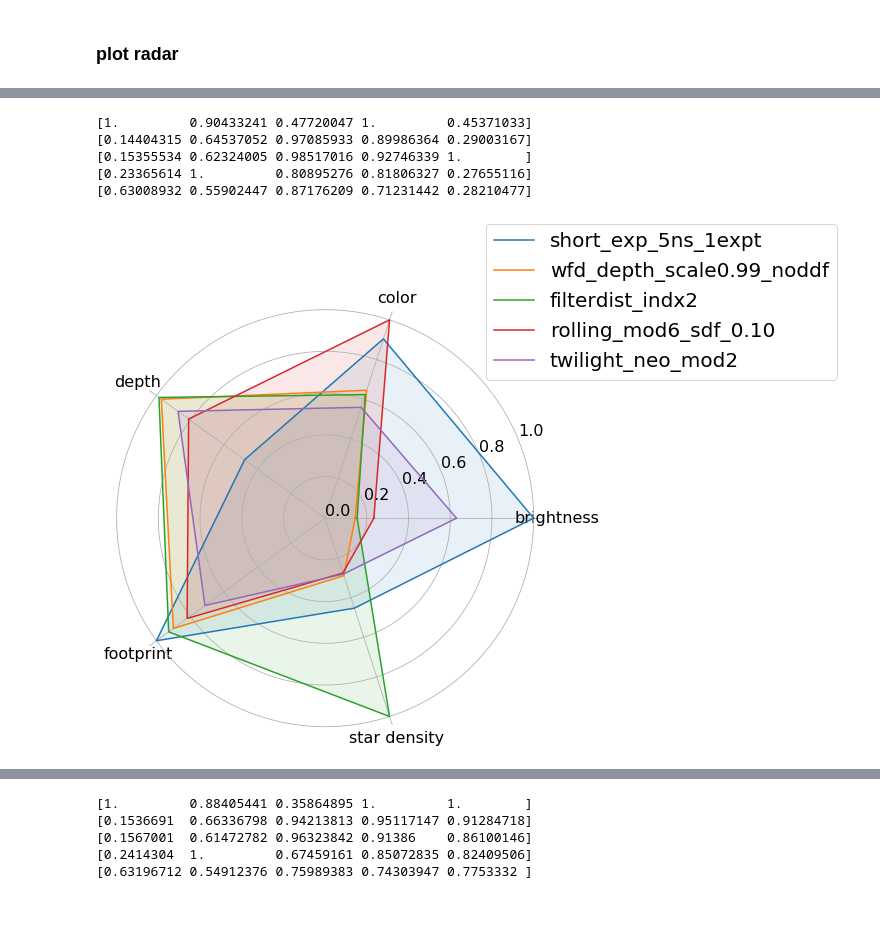
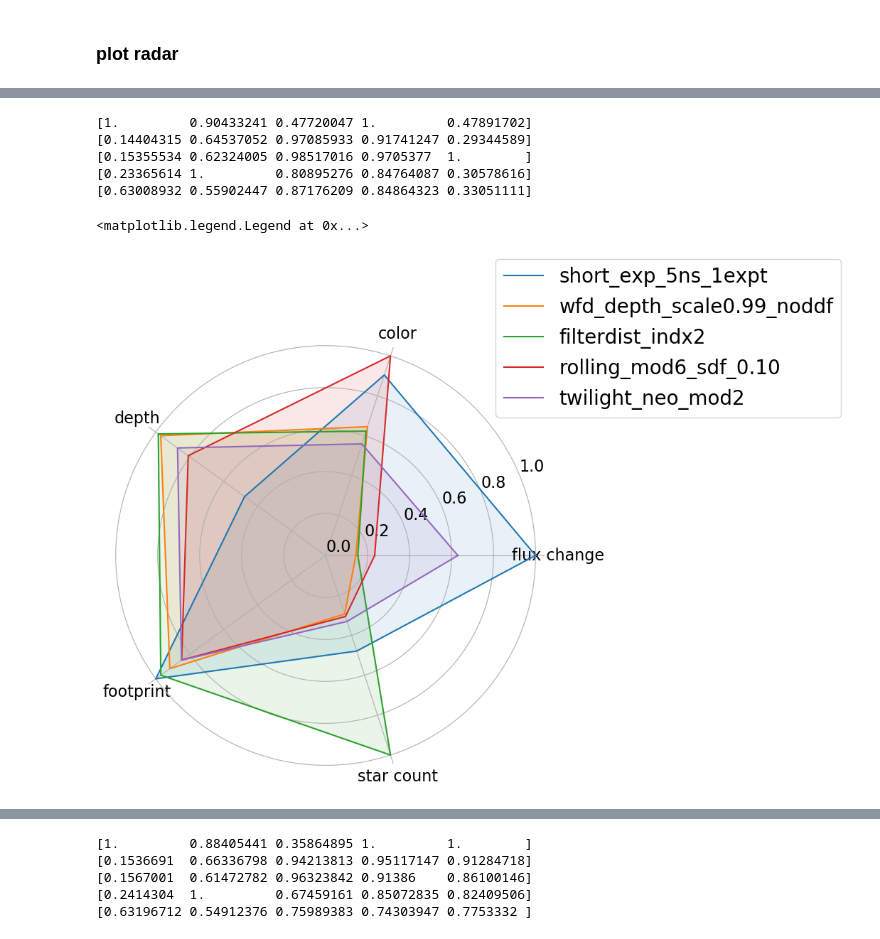
Before and after one commit to fedhere/LSSTunknowns, a Jupyter notebook: tdAnom/plot_radar_parallel.ipynb, the cells around one changed output, grey strips where cells are left out. Cells and saved outputs as stored; diff of their text form; code cells hidden in the pictures; blank space fills up the shorter version.

```diff
--- a/tdAnom/plot_radar_parallel.ipynb
+++ b/tdAnom/plot_radar_parallel.ipynb
@@ -205,40 +205,47 @@ df_radar.head()
 # %%
+plt.style.use('default')
+#plt.style.use('seaborn')
+plt.rc('legend', fontsize=20) # using a size in points
+plt.rc('xtick', labelsize=16)
+plt.rc('ytick', labelsize=16)
+
 dbnames = [ #'baseline_v1.5_10yrs', 'footprint_big_skyv1.5_10yrs',
            #'twilight_neo_mod1_v1.5_10yrs',
            #'wfd_depth_scale0.99_v1.5_10yrs'
            'short_exp_5ns_1expt_v1.5_10yrs',
            'wfd_depth_scale0.99_noddf_v1.5_10yrs',
            #'bulges_bs_v1.5_10yrs',
            'filterdist_indx2_v1.5_10yrs',
            'rolling_mod6_sdf_0.10_v1.5_10yrs',
            'twilight_neo_mod2_v1.5_10yrs',
            #'footprint_big_sky_nouiyv1.5_10yrs'
           ]
 
-FoMvars = ['FoM_tgaps_same', 'FoM_tgaps_diff', 'FoM_depth', 'FoM_EG', 'FoM_Gal', ]
+#FoMvars = ['FoM_tgaps_same', 'FoM_tgaps_diff', 'FoM_depth', 'FoM_EG', 'FoM_Gal', ]
 
-#FoMvars = ['FoM_tgapsEvol', 'FoM_tgapsCol', 'FoM_depth', 'FoM_EG', 'FoM_Gal', ]
+FoMvars = ['flux change', 'color', 'depth', 'footprint', 'star count', ]
 
 
 fig, ax = plt.subplots(1,1,figsize=(8,8), subplot_kw={'projection': 'polar'} )
 
 for dbname in dbnames:
     r = df_radar[ df_radar.db==dbname ][FoMvars].values.flatten()
     print(r)
     label = dbname.replace("_v1.5_10yrs", "").replace("v1.5_10yrs", "")
     ax = plot_radar(r=r, label=label, fill=True, ax=ax)
 
-FoMvarsnames = ['brightness', "color", "depth", "footprint", "star density"]#,
-ax.set_xticklabels(FoMvarsnames, );
+#FoMvarsnames = ['flux change', 'color', 'depth', 'footprint', 'star count', ]
+ax.set_xticklabels(FoMvars, );
 ax.set_yticks([0, .2, .4, .6, .8, 1])
 #ax.set_rlabel_position(0)
 plt.legend(loc='upper right', bbox_to_anchor=(1.7, 1.2))
 
-plt.savefig("figures/radar_all.pdf", bbox_inches='tight')
+#plt.savefig("figures/radar_{}.pdf".format(msname), bbox_inches='tight')
 # %% [output]
-[1.         0.90433241 0.47720047 1.         0.45371033]
-[0.14404315 0.64537052 0.97085933 0.89986364 0.29003167]
-[0.15355534 0.62324005 0.98517016 0.92746339 1.        ]
-[0.23365614 1.         0.80895276 0.81806327 0.27655116]
-[0.63008932 0.55902447 0.87176209 0.71231442 0.28210477]
+[1.         0.90433241 0.47720047 1.         0.47891702]
+[0.14404315 0.64537052 0.97085933 0.91741247 0.29344589]
+[0.15355534 0.62324005 0.98517016 0.9705377  1.        ]
+[0.23365614 1.         0.80895276 0.84764087 0.30578616]
+[0.63008932 0.55902447 0.87176209 0.84864323 0.33051111]
+<matplotlib.legend.Legend at 0x...>
-[figure, old version]
+[figure, new version]
```
Also changed, not shown: parts of 8 cells of this notebook, 13 other files.
